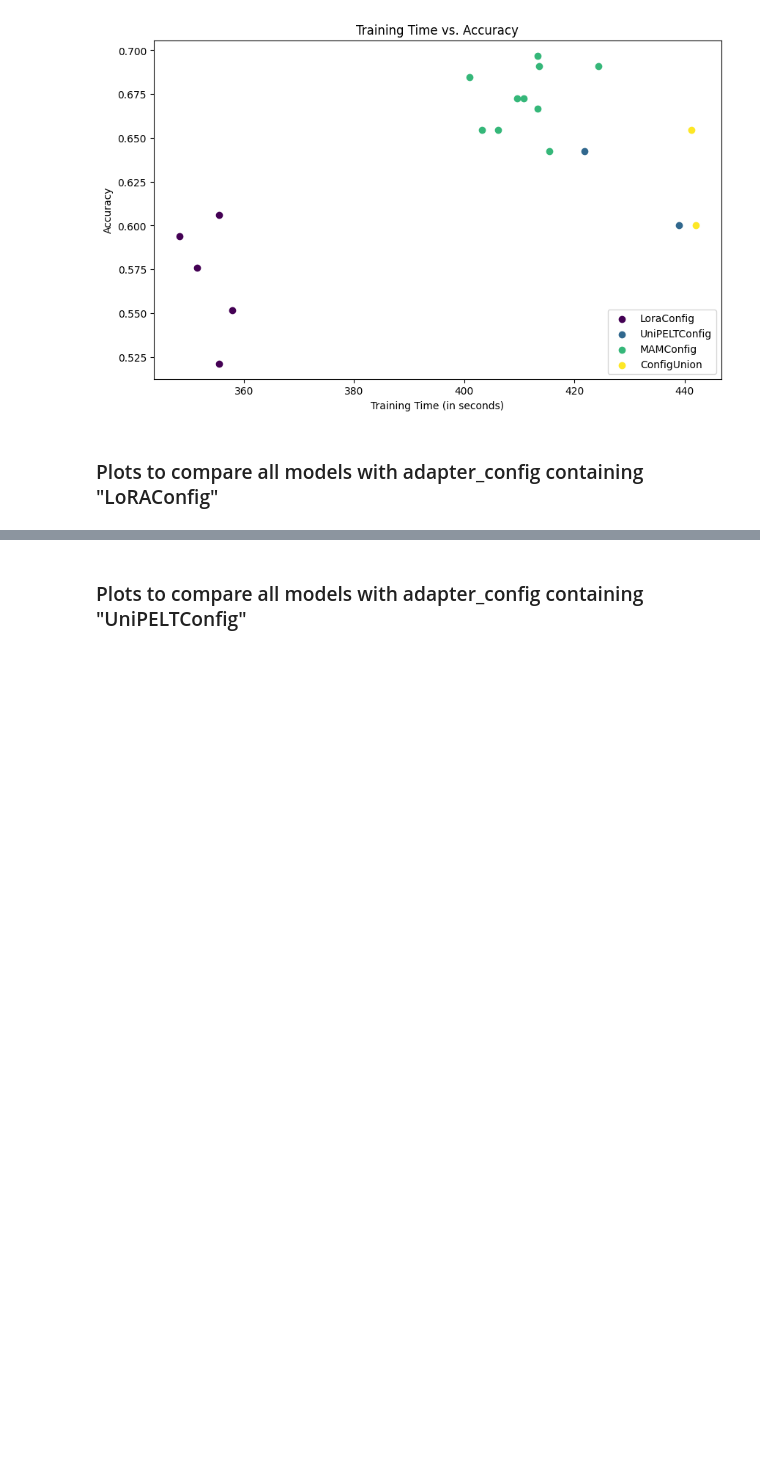
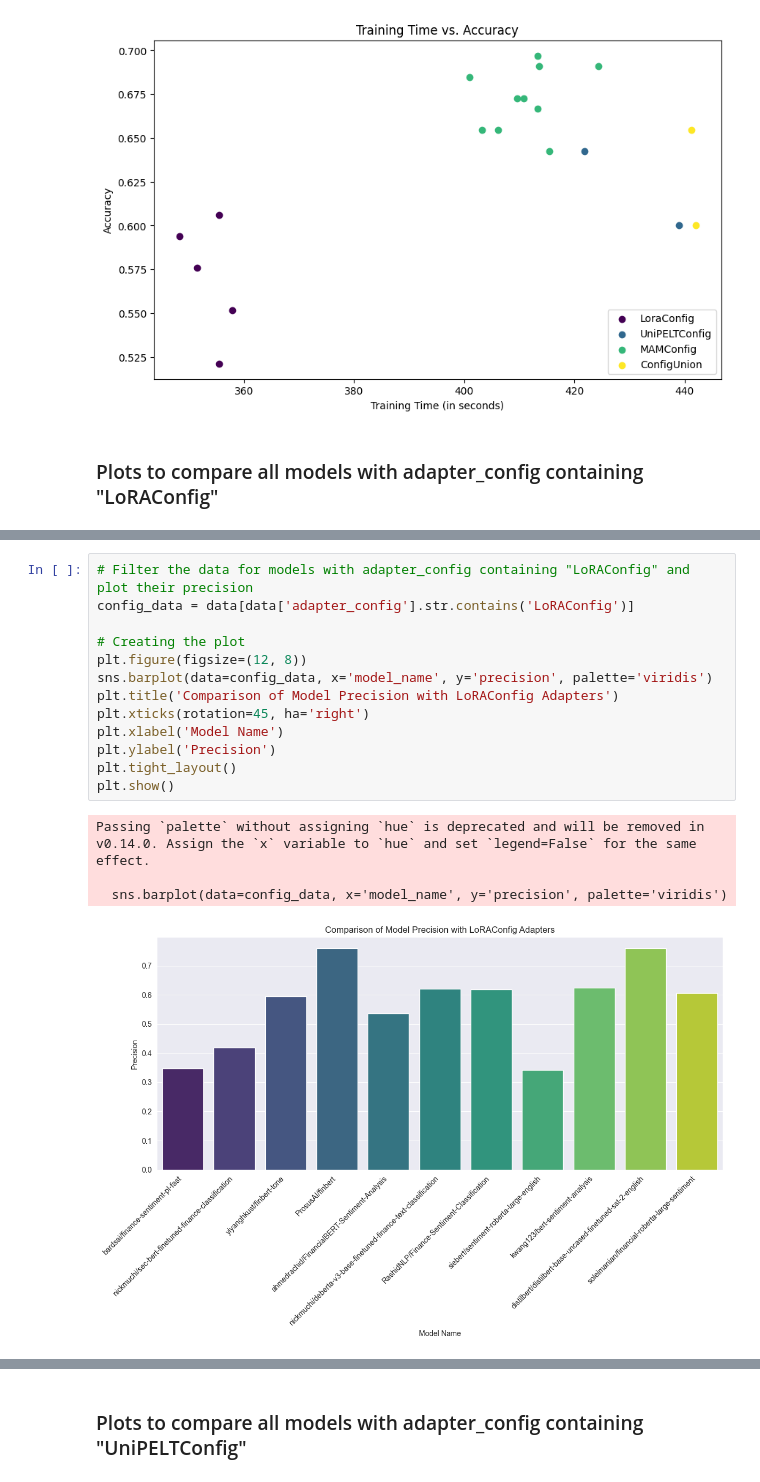
Before and after one commit to Hajuj/Applying-Enhanced-LLMs-to-Financial-Reports, a Jupyter notebook: 6. notebooks/model_analysis_plots.ipynb, the cells around one changed output, grey strips where cells are left out. Saved outputs shown, nothing was run; the diff lists cells and outputs as text; blank space fills up the shorter version.

Commit message:
Generate more plots, final results for adapter and LLM fine-tuning

```diff
--- a/6. notebooks/model_analysis_plots.ipynb
+++ b/6. notebooks/model_analysis_plots.ipynb
@@ -144 +144,19 @@ Passing `palette` without assigning `hue` is deprecated and will be removed in v
 [figure]
+# %%
+# Filter the data for models with adapter_config containing "LoRAConfig" and plot their precision
+config_data = data[data['adapter_config'].str.contains('LoRAConfig')]
+
+# Creating the plot
+plt.figure(figsize=(12, 8))
+sns.barplot(data=config_data, x='model_name', y='precision', palette='viridis')
+plt.title('Comparison of Model Precision with LoRAConfig Adapters')
+plt.xticks(rotation=45, ha='right')
+plt.xlabel('Model Name')
+plt.ylabel('Precision')
+plt.tight_layout()
+plt.show()
+# %% [output]
+Passing `palette` without assigning `hue` is deprecated and will be removed in v0.14.0. Assign the `x` variable to `hue` and set `legend=False` for the same effect.
+
+  sns.barplot(data=config_data, x='model_name', y='precision', palette='viridis')
+[figure, added]
```
Also changed, not shown: parts of 5 cells of this notebook, 28 other files.
